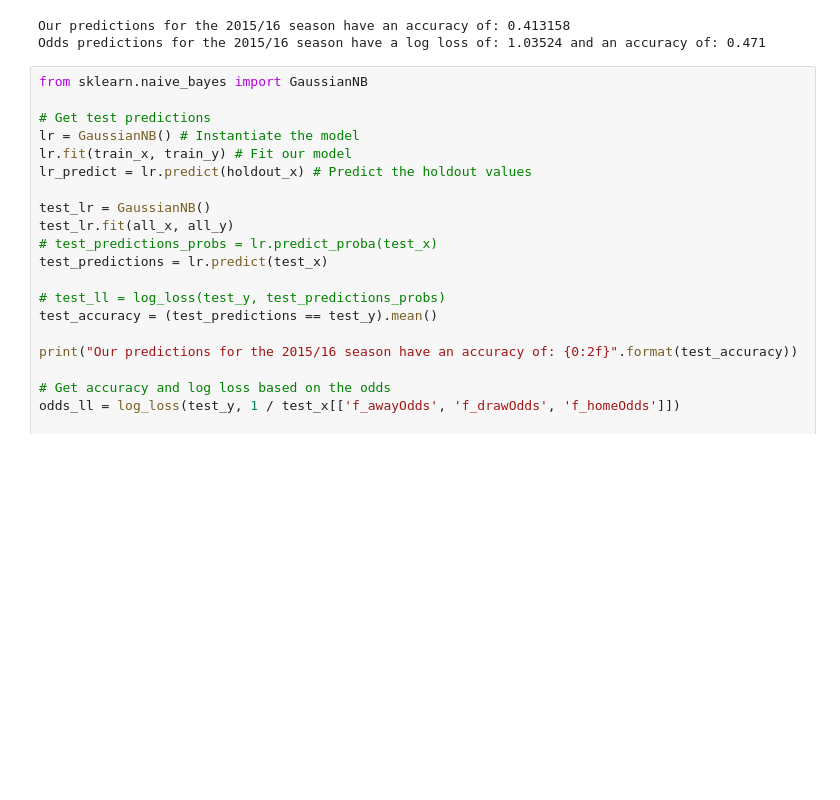
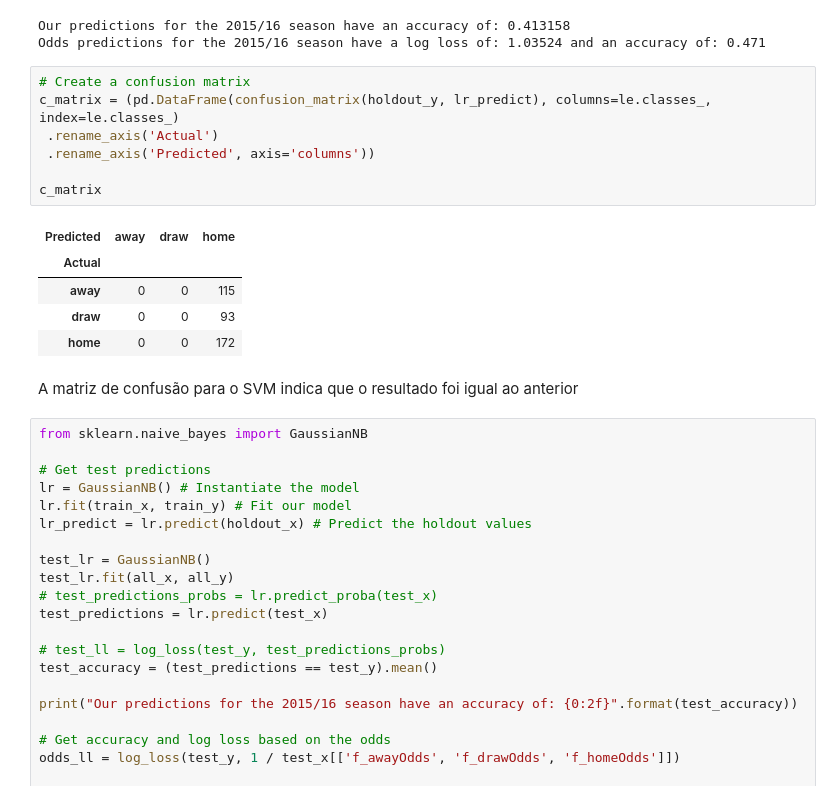
Before and after one commit to andremmori/IART-Project2, a Jupyter notebook: SoccerRegression.ipynb, the cells around one changed output. Cells and saved outputs as stored; diff of their text form; blank space fills up the shorter version.

```diff
--- a/SoccerRegression.ipynb
+++ b/SoccerRegression.ipynb
@@ -605,6 +637,21 @@ print("Odds predictions for the 2015/16 season have a log loss of: {0:.5f} and a
 # %% [output]
 Our predictions for the 2015/16 season have an accuracy of: 0.413158
 Odds predictions for the 2015/16 season have a log loss of: 1.03524 and an accuracy of: 0.471
+# %%
+# Create a confusion matrix
+c_matrix = (pd.DataFrame(confusion_matrix(holdout_y, lr_predict), columns=le.classes_, index=le.classes_)
+ .rename_axis('Actual')
+ .rename_axis('Predicted', axis='columns'))
+
+c_matrix
+# %% [output]
+| Predicted | away | draw | home |
+| Actual |  |  |  |
+| away | 0 | 0 | 115 |
+| draw | 0 | 0 | 93 |
+| home | 0 | 0 | 172 |
+# %% [markdown]
+A matriz de confusão para o SVM indica que o resultado foi igual ao anterior
 # %%
 from sklearn.naive_bayes import GaussianNB
 
```
Also changed, not shown: parts of 7 cells of this notebook.
